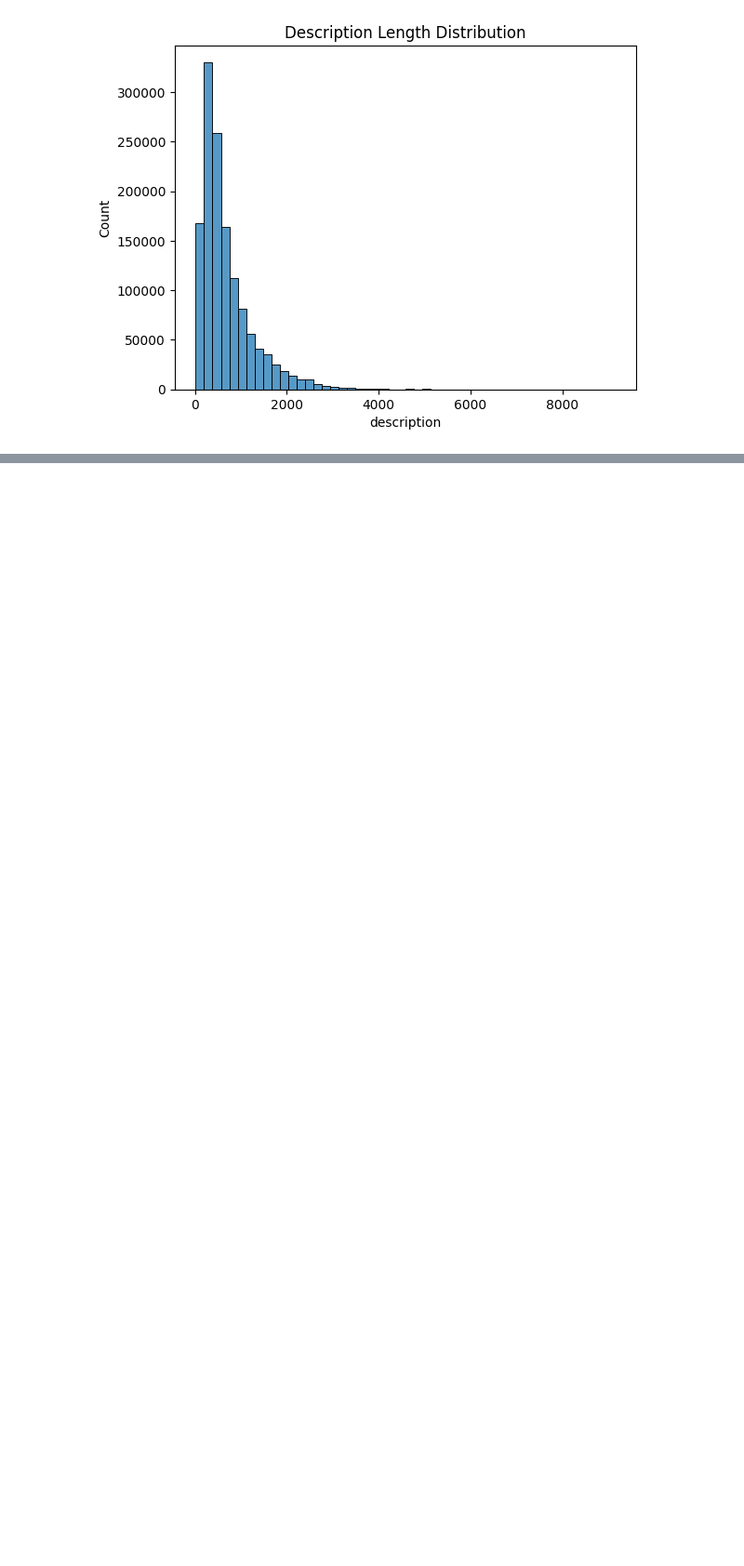
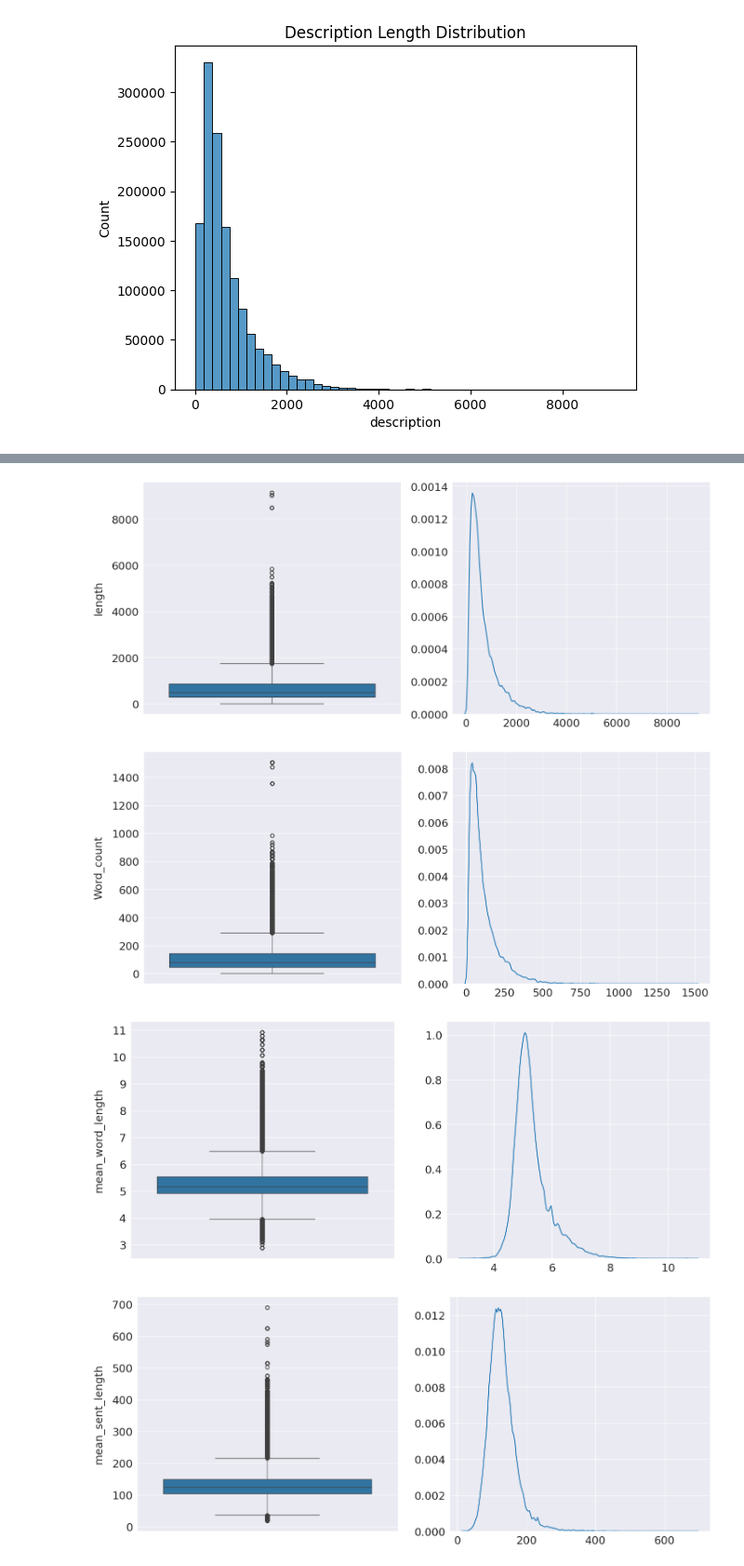
Before and after one commit to wjddnr0920/trip_recommend, a Jupyter notebook: EDA/EDA_train_clean.ipynb, the cells around one changed output, grey strips where cells are left out. Shown at 93% size. Drawn from its saved outputs; the diff is of its cells as text; code cells hidden in the pictures; blank space fills up the shorter version.

```diff
--- a/EDA/EDA_train_clean.ipynb
+++ b/EDA/EDA_train_clean.ipynb
@@ -105,0 +138,3 @@ plt.show()
+# %%
+train_clean_df['Word_count'] = train_clean_df['description'].apply(word_count)
+train_clean_df.head(10)
@@ -105,0 +155,3 @@ plt.show()
+# %%
+train_clean_df['mean_word_length'] = train_clean_df['description'].map(lambda desc: np.mean([len(word) for word in desc.split()]))
+train_clean_df.head(10)
@@ -105,0 +176,3 @@ plt.show()
+# %%
+train_clean_df['mean_sent_length'] = train_clean_df['description'].map(lambda desc: np.mean([len(sent) for sent in tokenize.sent_tokenize(desc)]))
+train_clean_df.head(10)
@@ -105,0 +191,23 @@ plt.show()
+# %%
+def visualize(col):
+
+    print()
+    plt.subplot(1,2,1)
+    sns.boxplot(y=train_clean_df[col])
+    plt.ylabel(col, labelpad=12.5)
+
+    plt.subplot(1,2,2)
+    sns.kdeplot(train_clean_df[col])
+    plt.xlabel('')
+    plt.ylabel('')
+
+    plt.show()
+# %%
+features = train_clean_df.columns.tolist()[-4:]  # 마지막 4개 열 선택
+for feature in features:
+    visualize(feature)
+# %% [output]
+[figure, added]
+[figure, added]
+[figure, added]
+[figure, added]
```
Also changed, not shown: parts of 32 cells of this notebook, 1 other file.
